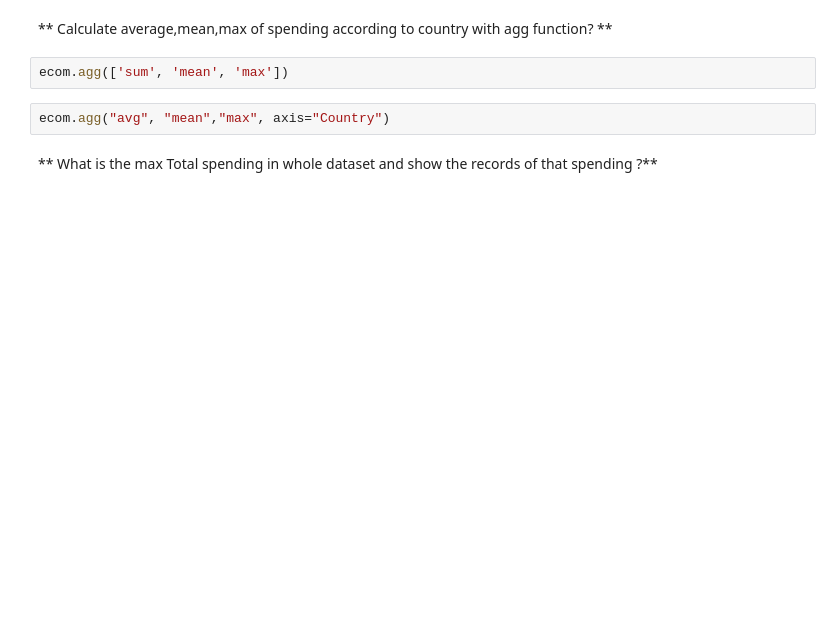
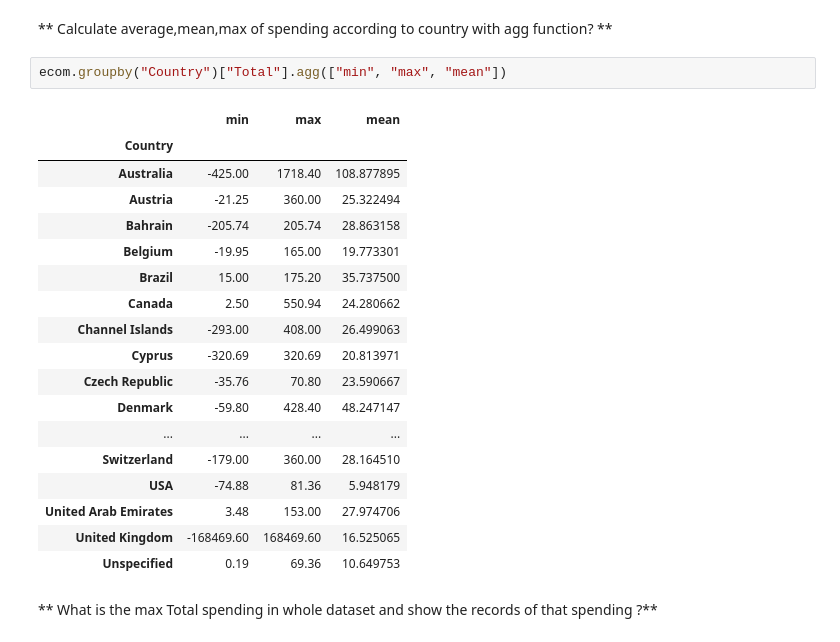
Before and after one commit to MevlutYildiz77/Assignments, a Jupyter notebook: datascience_assignments/DA w Python Assignment-2/Assignment2_Answers.ipynb, the cells around one changed output. Drawn from its saved outputs; the diff is of its cells as text; blank space fills up the shorter version.

```diff
--- a/datascience_assignments/DA w Python Assignment-2/Assignment2_Answers.ipynb
+++ b/datascience_assignments/DA w Python Assignment-2/Assignment2_Answers.ipynb
@@ -205,8 +225,25 @@ ecom.apply( )
 # %% [markdown]
 ** Calculate average,mean,max of spending according to country with agg function? **
 # %%
-ecom.agg(['sum', 'mean', 'max'])
+ecom.groupby("Country")["Total"].agg(["min", "max", "mean"])
+# %% [output]
+|  | min | max | mean |
+| Country |  |  |  |
+| Australia | -425.00 | 1718.40 | 108.877895 |
+| Austria | -21.25 | 360.00 | 25.322494 |
+| Bahrain | -205.74 | 205.74 | 28.863158 |
+| Belgium | -19.95 | 165.00 | 19.773301 |
+| Brazil | 15.00 | 175.20 | 35.737500 |
+| Canada | 2.50 | 550.94 | 24.280662 |
+| Channel Islands | -293.00 | 408.00 | 26.499063 |
+| Cyprus | -320.69 | 320.69 | 20.813971 |
+| Czech Republic | -35.76 | 70.80 | 23.590667 |
+| Denmark | -59.80 | 428.40 | 48.247147 |
+| ... | ... | ... | ... |
+| Switzerland | -179.00 | 360.00 | 28.164510 |
+| USA | -74.88 | 81.36 | 5.948179 |
+| United Arab Emirates | 3.48 | 153.00 | 27.974706 |
+| United Kingdom | -168469.60 | 168469.60 | 16.525065 |
+| Unspecified | 0.19 | 69.36 | 10.649753 |
-# %%
-ecom.agg("avg", "mean","max", axis="Country")
 # %% [markdown]
 ** What is the max Total spending in whole dataset and show the records of that spending ?**
```
Also changed, not shown: parts of 51 cells of this notebook.
